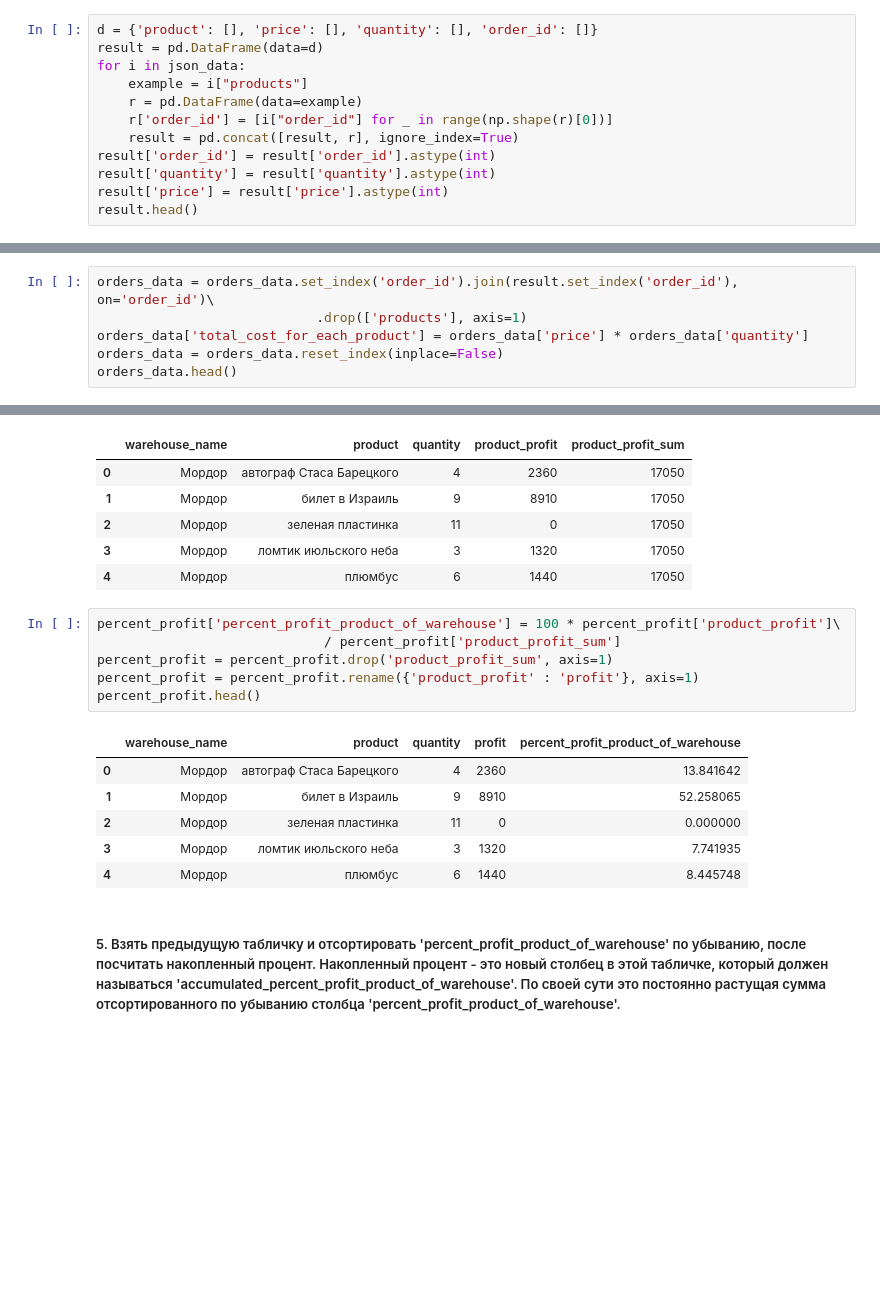
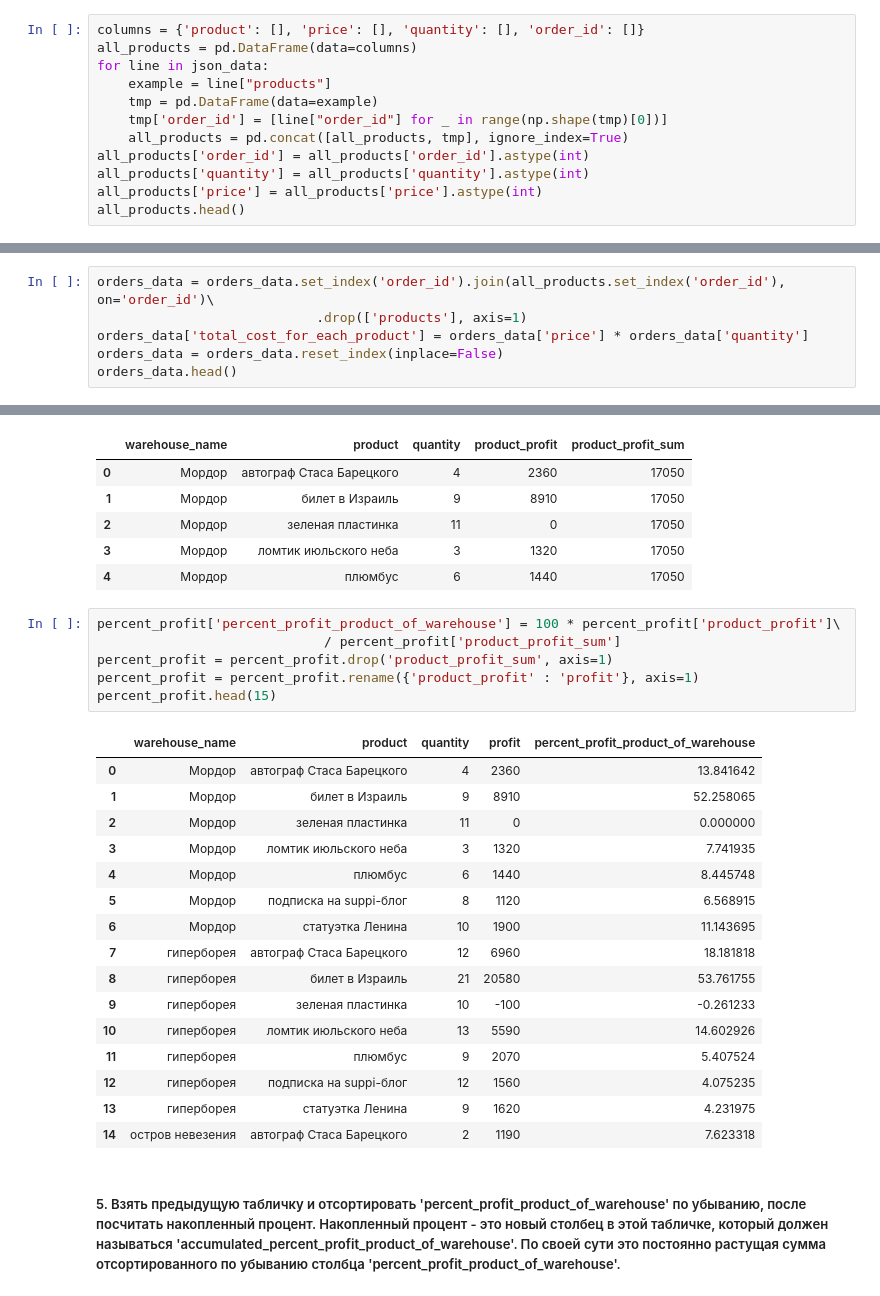
Before and after one commit to Mikholen/Job_interview, a Jupyter notebook: trial_task_kharkevich.ipynb, the cells around one changed output, grey strips where cells are left out. Cells and saved outputs as stored; diff of their text form; blank space fills up the shorter version.

```diff
--- a/Собес.ipynb
+++ b/trial_task_kharkevich.ipynb
@@ -17,17 +17,17 @@ orders_data.head()
 | 3 | 33684 | Мордор | -30 | [{'product': 'билет в Израиль', '... |
 | 4 | 25824 | отель Лето | -75 | [{'product': 'автограф Стаса Баре... |
 # %%
-d = {'product': [], 'price': [], 'quantity': [], 'order_id': []}
-result = pd.DataFrame(data=d)
-for i in json_data:
-    example = i["products"]
-    r = pd.DataFrame(data=example)
-    r['order_id'] = [i["order_id"] for _ in range(np.shape(r)[0])]
-    result = pd.concat([result, r], ignore_index=True)
-result['order_id'] = result['order_id'].astype(int)
-result['quantity'] = result['quantity'].astype(int)
-result['price'] = result['price'].astype(int)
-result.head()
+columns = {'product': [], 'price': [], 'quantity': [], 'order_id': []}
+all_products = pd.DataFrame(data=columns)
+for line in json_data:
+    example = line["products"]
+    tmp = pd.DataFrame(data=example)
+    tmp['order_id'] = [line["order_id"] for _ in range(np.shape(tmp)[0])]
+    all_products = pd.concat([all_products, tmp], ignore_index=True)
+all_products['order_id'] = all_products['order_id'].astype(int)
+all_products['quantity'] = all_products['quantity'].astype(int)
+all_products['price'] = all_products['price'].astype(int)
+all_products.head()
 # %% [output]
 |  | product | price | quantity | order_id |
 | 0 | ломтик июльского неба | 450 | 1 | 11973 |
@@ -36,7 +36,7 @@ result.head()
 | 3 | билет в Израиль | 1000 | 1 | 62239 |
 | 4 | зеленая пластинка | 10 | 2 | 85794 |
 # %%
-orders_data = orders_data.set_index('order_id').join(result.set_index('order_id'), on='order_id')\
+orders_data = orders_data.set_index('order_id').join(all_products.set_index('order_id'), on='order_id')\
                             .drop(['products'], axis=1)
 orders_data['total_cost_for_each_product'] = orders_data['price'] * orders_data['quantity']
 orders_data = orders_data.reset_index(inplace=False)
@@ -208,16 +188,26 @@ percent_profit.head()
 # %%
 percent_profit['percent_profit_product_of_warehouse'] = 100 * percent_profit['product_profit']\
                              / percent_profit['product_profit_sum']
 percent_profit = percent_profit.drop('product_profit_sum', axis=1)
 percent_profit = percent_profit.rename({'product_profit' : 'profit'}, axis=1)
-percent_profit.head()
+percent_profit.head(15)
 # %% [output]
 |  | warehouse_name | product | quantity | profit | percent_profit_product_of_warehouse |
 | 0 | Мордор | автограф Стаса Барецкого | 4 | 2360 | 13.841642 |
 | 1 | Мордор | билет в Израиль | 9 | 8910 | 52.258065 |
 | 2 | Мордор | зеленая пластинка | 11 | 0 | 0.000000 |
 | 3 | Мордор | ломтик июльского неба | 3 | 1320 | 7.741935 |
 | 4 | Мордор | плюмбус | 6 | 1440 | 8.445748 |
+| 5 | Мордор | подписка на suppi-блог | 8 | 1120 | 6.568915 |
+| 6 | Мордор | статуэтка Ленина | 10 | 1900 | 11.143695 |
+| 7 | гиперборея | автограф Стаса Барецкого | 12 | 6960 | 18.181818 |
+| 8 | гиперборея | билет в Израиль | 21 | 20580 | 53.761755 |
+| 9 | гиперборея | зеленая пластинка | 10 | -100 | -0.261233 |
+| 10 | гиперборея | ломтик июльского неба | 13 | 5590 | 14.602926 |
+| 11 | гиперборея | плюмбус | 9 | 2070 | 5.407524 |
+| 12 | гиперборея | подписка на suppi-блог | 12 | 1560 | 4.075235 |
+| 13 | гиперборея | статуэтка Ленина | 9 | 1620 | 4.231975 |
+| 14 | остров невезения | автограф Стаса Барецкого | 2 | 1190 | 7.623318 |
 # %% [markdown]
 ##### 5. Взять предыдущую табличку и отсортировать 'percent_profit_product_of_warehouse' по убыванию, после посчитать накопленный процент. Накопленный процент - это новый столбец в этой табличке, который должен называться 'accumulated_percent_profit_product_of_warehouse'. По своей сути это постоянно растущая сумма отсортированного по убыванию столбца 'percent_profit_product_of_warehouse'.
 # %%
```
Also changed, not shown: parts of 6 cells of this notebook.
